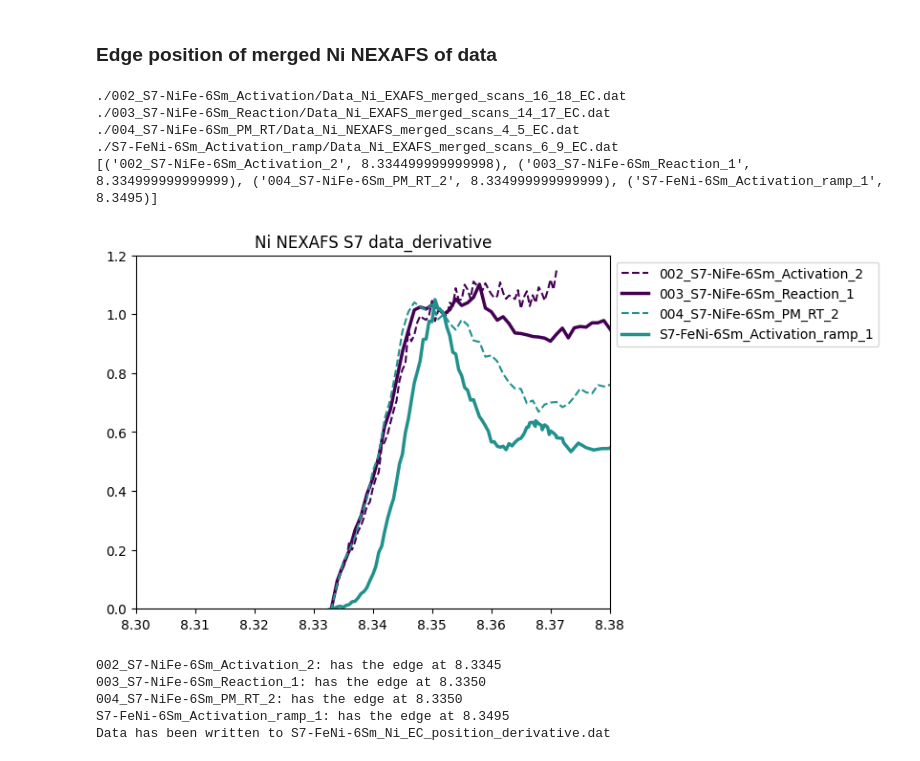
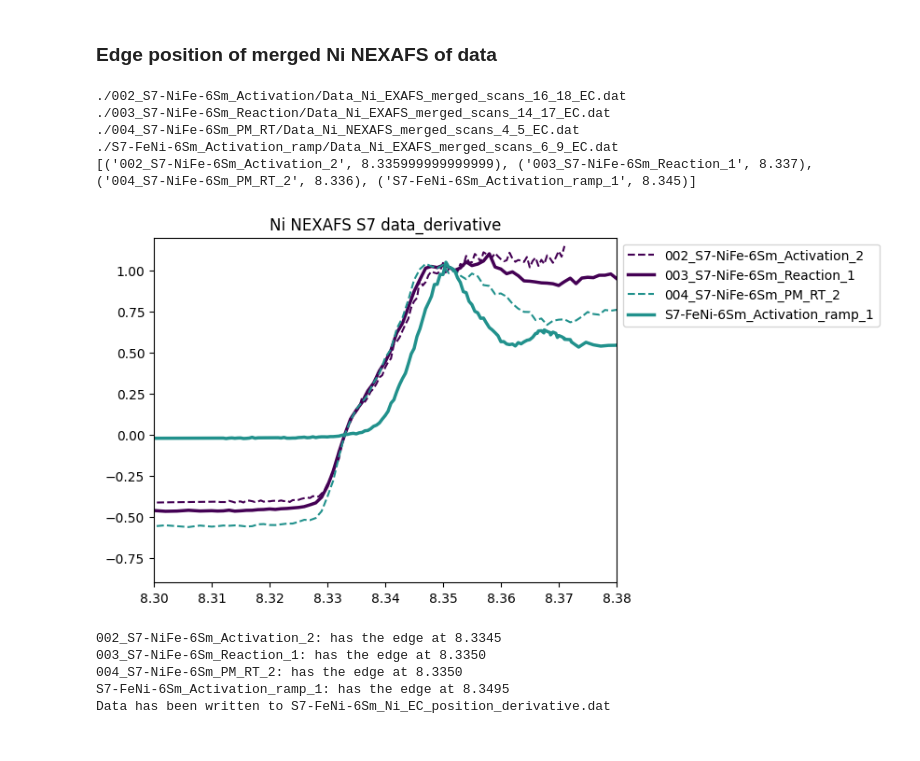
Before and after one commit to raulgarciadiez/myspot_2024_07, a Jupyter notebook: S7-NiFe-6Sm/Summary_plots.ipynb, the cells around one changed output. Drawn from its saved outputs; the diff is of its cells as text; code cells hidden in the pictures.

```diff
--- a/S7-NiFe-6Sm/Summary_plots.ipynb
+++ b/S7-NiFe-6Sm/Summary_plots.ipynb
@@ -25,11 +25,14 @@ def find_edge_position(energy, intensity, monoE_min, monoE_max, smooth):
     # Step 1: Normalize the intensity data
     normalized_data = intensity / np.max(intensity)
 
-    # Optional: Smooth the data to reduce noise
-    smoothed_data = savgol_filter(normalized_data, smoothing_window=11, polyorder=3)
-
-    # Step 2: Calculate the first derivative
-    first_derivative = np.gradient(normalized_data)
+    if smooth == "yes":
+        # Optional: Smooth the data to reduce noise
+        smoothed_data = savgol_filter(normalized_data, 11, 3)
+        # Step 2: Calculate the first derivative
+        first_derivative = np.gradient(smoothed_data)
+    elif smooth == "no":
+        # Step 2: Calculate the first derivative
+        first_derivative = np.gradient(normalized_data)
 
     # Step 3: Find the index of the maximum in the first derivative
     max_index = np.argmax(first_derivative)
@@ -518,7 +521,8 @@ var1="roi4" # diode1 / roiX / ionch1
 var2="mcaLt" # AS_IC / mcaLt mcaRt
 
 monoE_min = 8.333
-monoE_max = 8.352 #8.3455
+monoE_max = 8.3455 #8.352 #8.3455
+smooth = "yes"
 
 
 # Ni K-edge is at 8.333 KeV
@@ -555,7 +559,7 @@ for idx, (file_path, label) in enumerate(labeled_files):
     y = -0.0*idx + (result_df["I_norm"])
     err = (result_df[f'{var1}/{var2}_std'] - signal_min)/(signal_max - signal_min)
 
-    edge_position = find_edge_position(result_df['monoE'].values, result_df["I_norm"].values, monoE_min, monoE_max)
+    edge_position = find_edge_position(result_df['monoE'].values, result_df["I_norm"].values, monoE_min, monoE_max, smooth)
 
     # Use the detected edge position to refine your calibration or other calculations
     #edge_energy = result_df['monoE'].iloc[edge_position_idx]  # Energy at the detected edge position
@@ -570,36 +574,36 @@ for idx, (file_path, label) in enumerate(labeled_files):
     #                   (result_df['monoE'] <= monoE_max)].index[-1]
 
     #idx_after = result_df[(result_df["I_norm"] > target_value) &
     #                  (result_df['monoE'] >= monoE_min) &
     #                  (result_df['monoE'] <= monoE_max)].index[0]
 
 
     #x0, y0 = result_df.loc[idx_before, "I_norm"], result_df.loc[idx_before, 'monoE']
     #x1, y1 = result_df.loc[idx_after, "I_norm"], result_df.loc[idx_after, 'monoE']
     #interpolated_monoE = y0 + (target_value - x0) * (y1 - y0) / (x1 - x0)
     energ_calib_Ni_XAFS_list.append((label,float(edge_position)))
 
 
     if label.endswith('_1'):
         plt.plot(x, y, label=label, linewidth=2.5, color=color)
     elif label.endswith('_2'):
         plt.plot(x, y, color=color, linestyle='--', linewidth=1.5, label=label)
     #plt.fill_between(x, y - err,y + err, color=color, alpha=0.2)
 print(energ_calib_Ni_XAFS_list)
 
-plt.ylim([0,1.2])
+plt.ylim([-0.9,1.2])
 plt.xlim([8.3,8.38])
 plt.legend(loc='upper left', bbox_to_anchor=(1, 1))
 plt.title("Ni NEXAFS S7 data_derivative")
 
 plt.savefig('Ni_NEXAFS_S7_data_derivative.png')
 # %% [output]
 ./002_S7-NiFe-6Sm_Activation/Data_Ni_EXAFS_merged_scans_16_18_EC.dat
 ./003_S7-NiFe-6Sm_Reaction/Data_Ni_EXAFS_merged_scans_14_17_EC.dat
 ./004_S7-NiFe-6Sm_PM_RT/Data_Ni_NEXAFS_merged_scans_4_5_EC.dat
 ./S7-FeNi-6Sm_Activation_ramp/Data_Ni_EXAFS_merged_scans_6_9_EC.dat
-[('002_S7-NiFe-6Sm_Activation_2', 8.334499999999998), ('003_S7-NiFe-6Sm_Reaction_1', 8.334999999999999), ('004_S7-NiFe-6Sm_PM_RT_2', 8.334999999999999), ('S7-FeNi-6Sm_Activation_ramp_1', 8.3495)]
+[('002_S7-NiFe-6Sm_Activation_2', 8.335999999999999), ('003_S7-NiFe-6Sm_Reaction_1', 8.337), ('004_S7-NiFe-6Sm_PM_RT_2', 8.336), ('S7-FeNi-6Sm_Activation_ramp_1', 8.345)]
-[figure, old version]
+[figure, new version]
 # %%
 edge_position_list = []
 sample_condition_list = []
```
Also changed, not shown: parts of 2 cells of this notebook, 3 other files.
